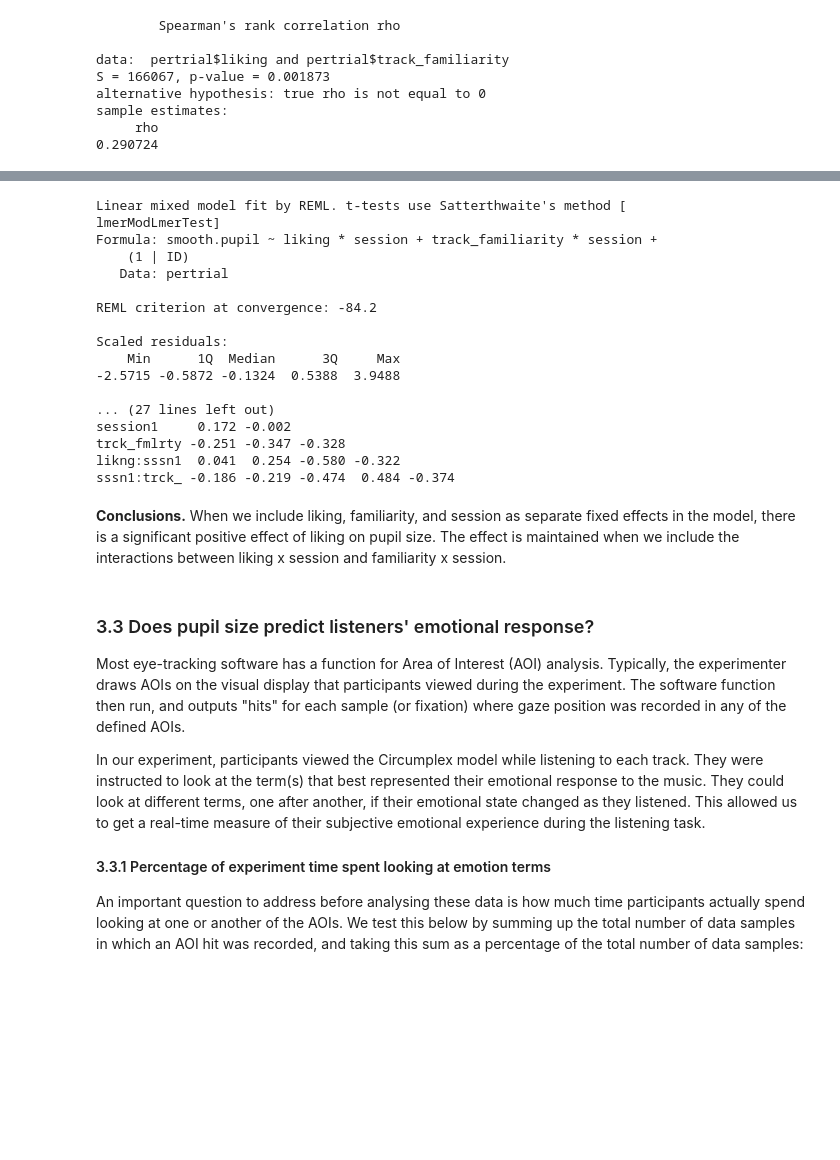
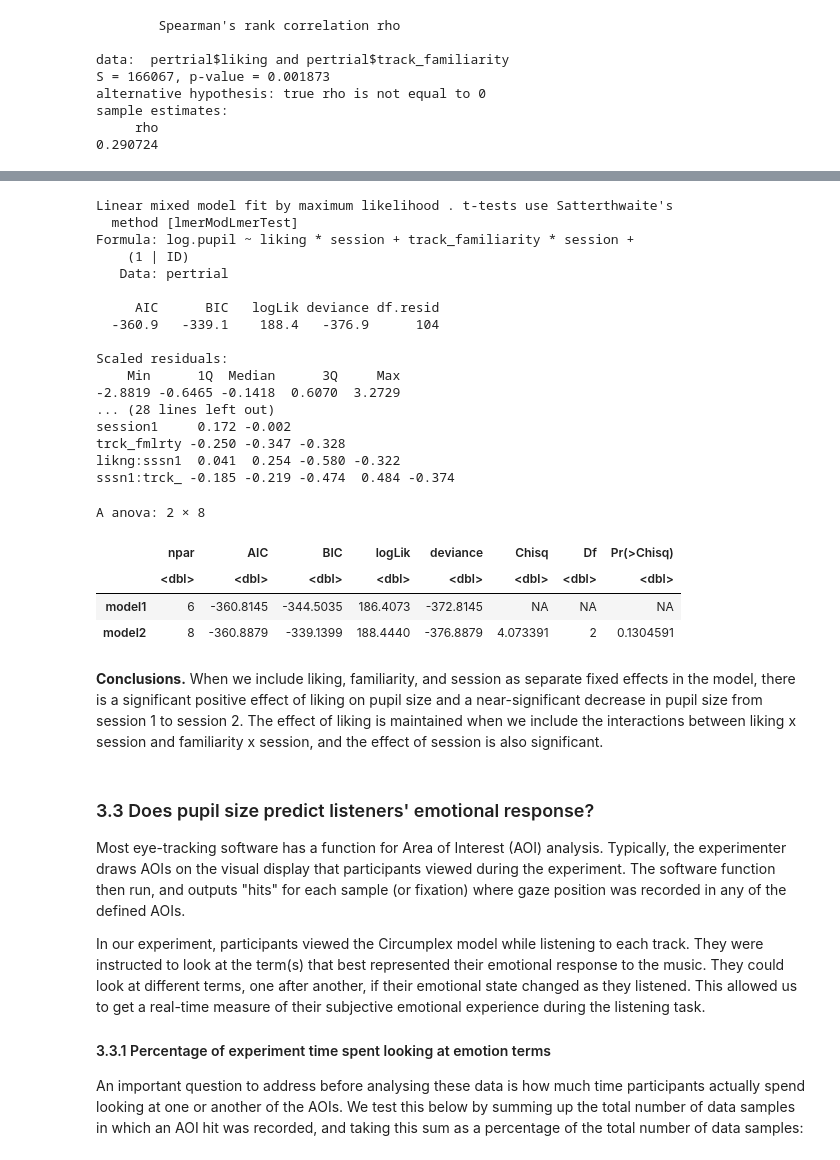
Before and after one commit to laurabishop/MusicDiscoveryPupil, a Jupyter notebook: MusicDiscoveryPhysiology.ipynb, the cells around one changed output, grey strips where cells are left out. Cells and saved outputs as stored; diff of their text form; code cells hidden in the pictures; blank space fills up the shorter version.

```diff
--- a/MusicDiscoveryPhysiology.ipynb
+++ b/MusicDiscoveryPhysiology.ipynb
@@ -429,26 +447,35 @@ vif(model1)
 # %%
-summary(model <- lmer(smooth.pupil ~ liking*session + track_familiarity*session + (1|ID),
-              data = pertrial))
+summary(model2 <- lmer(log.pupil ~ liking*session + track_familiarity*session + (1|ID),
+              REML = F, data = pertrial))
 # %% [output]
-Linear mixed model fit by REML. t-tests use Satterthwaite's method [
-lmerModLmerTest]
-Formula: smooth.pupil ~ liking * session + track_familiarity * session +
+Linear mixed model fit by maximum likelihood . t-tests use Satterthwaite's
+  method [lmerModLmerTest]
+Formula: log.pupil ~ liking * session + track_familiarity * session +
     (1 | ID)
    Data: pertrial
 
-REML criterion at convergence: -84.2
+     AIC      BIC   logLik deviance df.resid
+  -360.9   -339.1    188.4   -376.9      104
 
 Scaled residuals:
     Min      1Q  Median      3Q     Max
--2.5715 -0.5872 -0.1324  0.5388  3.9488
-
-... (27 lines left out)
+-2.8819 -0.6465 -0.1418  0.6070  3.2729
+... (28 lines left out)
 session1     0.172 -0.002
-trck_fmlrty -0.251 -0.347 -0.328
+trck_fmlrty -0.250 -0.347 -0.328
 likng:sssn1  0.041  0.254 -0.580 -0.322
-sssn1:trck_ -0.186 -0.219 -0.474  0.484 -0.374
+sssn1:trck_ -0.185 -0.219 -0.474  0.484 -0.374
+# %%
+# Compare the models
+anova(model1, model2)
+# %% [output]
+A anova: 2 × 8
+|  | npar | AIC | BIC | logLik | deviance | Chisq | Df | Pr(>Chisq) |
+|  | <dbl> | <dbl> | <dbl> | <dbl> | <dbl> | <dbl> | <dbl> | <dbl> |
+| model1 | 6 | -360.8145 | -344.5035 | 186.4073 | -372.8145 | NA | NA | NA |
+| model2 | 8 | -360.8879 | -339.1399 | 188.4440 | -376.8879 | 4.073391 | 2 | 0.1304591 |
 # %% [markdown]
-**Conclusions.** When we include liking, familiarity, and session as separate fixed effects in the model, there is a significant positive effect of liking on pupil size. The effect is maintained when we include the interactions between liking x session and familiarity x session.
+**Conclusions.** When we include liking, familiarity, and session as separate fixed effects in the model, there is a significant positive effect of liking on pupil size and a near-significant decrease in pupil size from session 1 to session 2. The effect of liking is maintained when we include the interactions between liking x session and familiarity x session, and the effect of session is also significant.
 # %% [markdown]
 ### 3.3 Does pupil size predict listeners' emotional response?
 Most eye-tracking software has a function for Area of Interest (AOI) analysis. Typically, the experimenter draws AOIs on the visual display that participants viewed during the experiment. The software function then run, and outputs "hits" for each sample (or fixation) where gaze position was recorded in any of the defined AOIs.
```
Also changed, not shown: parts of 16 cells of this notebook.
